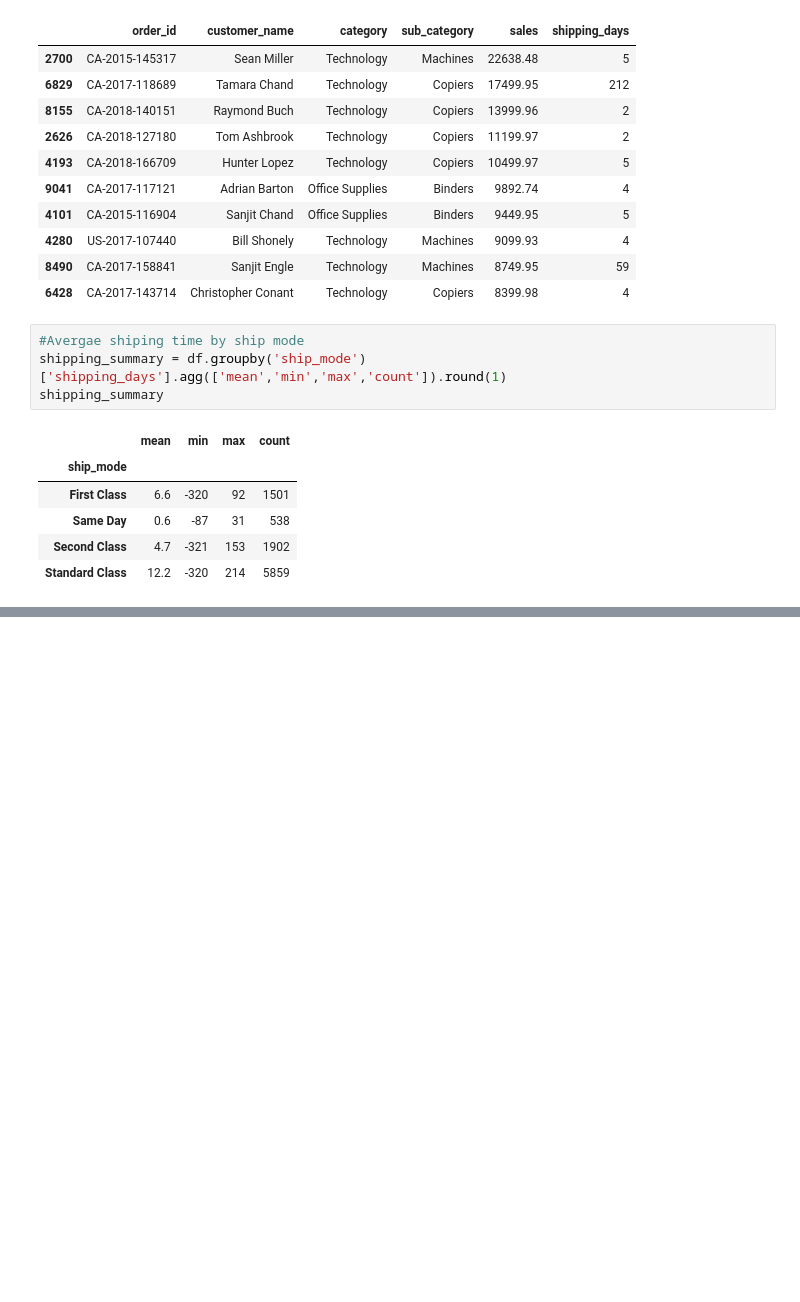
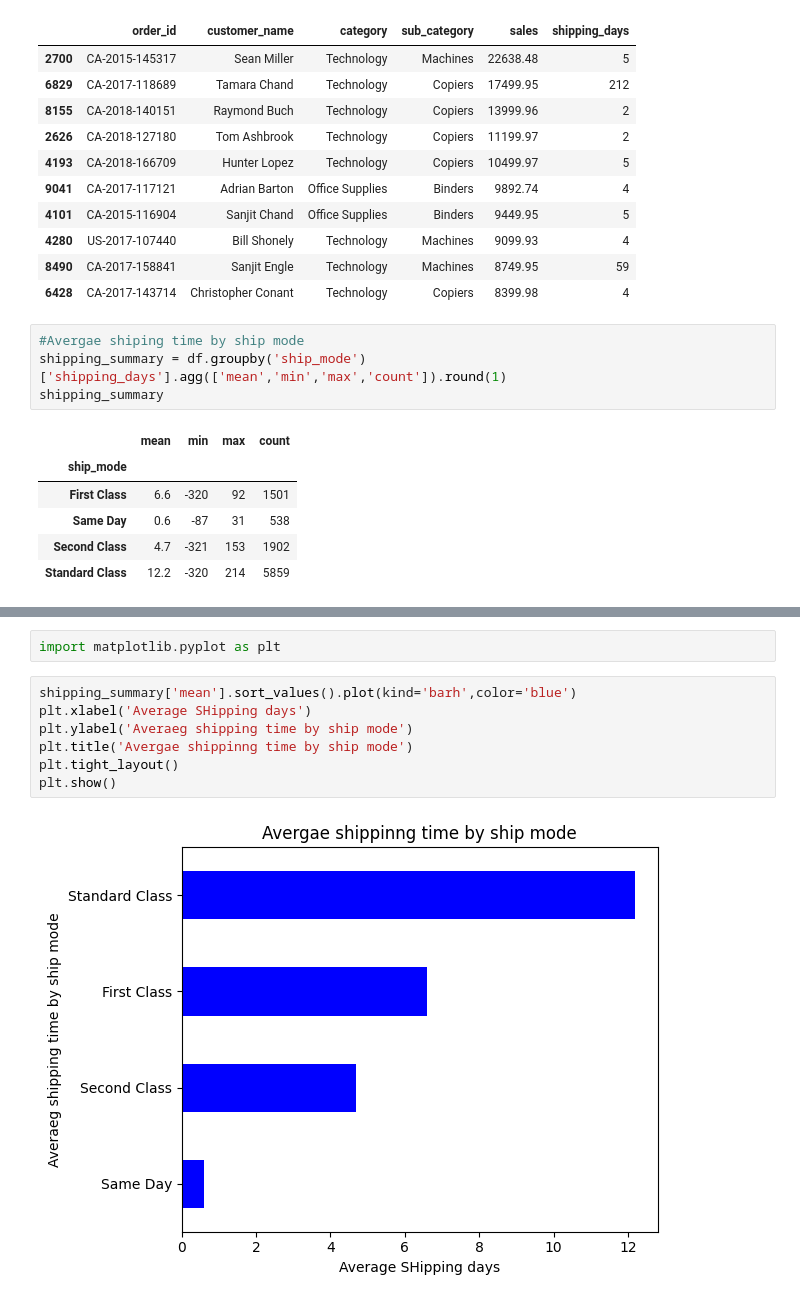
Before and after one commit to suzzzel5/Superstore-end-to-end-analysis, a Jupyter notebook: notebooks/data_analysis.ipynb, the cells around one changed output, grey strips where cells are left out. Saved outputs shown, nothing was run; the diff lists cells and outputs as text; blank space fills up the shorter version.

```diff
--- a/notebooks/data_analysis.ipynb
+++ b/notebooks/data_analysis.ipynb
@@ -148,0 +315,11 @@ shipping_summary
+# %%
+import matplotlib.pyplot as plt
+# %%
+shipping_summary['mean'].sort_values().plot(kind='barh',color='blue')
+plt.xlabel('Average SHipping days')
+plt.ylabel('Averaeg shipping time by ship mode')
+plt.title('Avergae shippinng time by ship mode')
+plt.tight_layout()
+plt.show()
+# %% [output]
+[figure, added]
```
Also changed, not shown: parts of 17 cells of this notebook, 1 other file.
